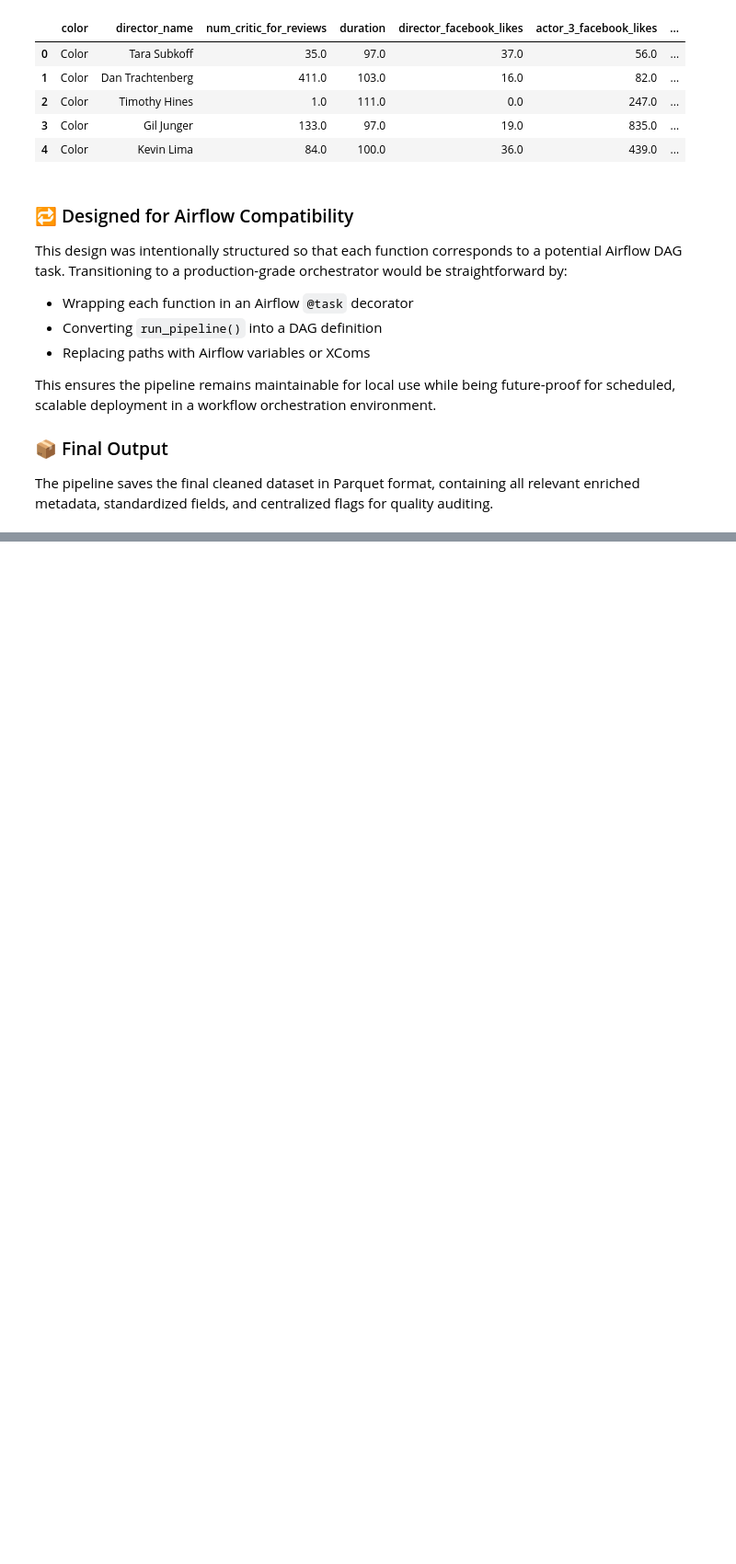
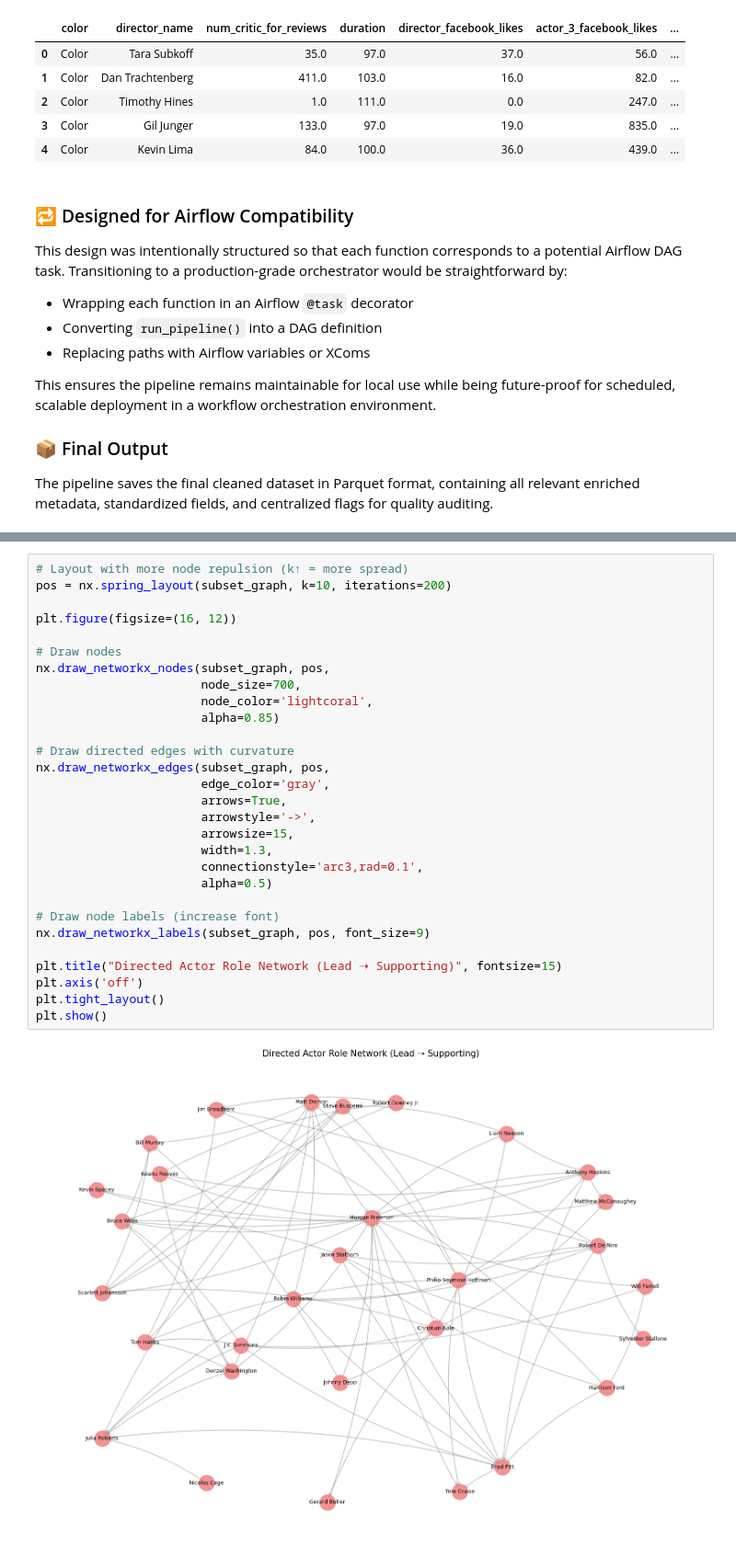
Before and after one commit to rogerioo/movie_challenge, a Jupyter notebook: challenge.ipynb, the cells around one changed output, grey strips where cells are left out. Shown at 92% size. Drawn from its saved outputs; the diff is of its cells as text; blank space fills up the shorter version.

```diff
--- a/challenge.ipynb
+++ b/challenge.ipynb
@@ -1318,0 +1521,31 @@ The pipeline saves the final cleaned dataset in Parquet format, containing all r
+# %%
+# Layout with more node repulsion (k↑ = more spread)
+pos = nx.spring_layout(subset_graph, k=10, iterations=200)
+
+plt.figure(figsize=(16, 12))
+
+# Draw nodes
+nx.draw_networkx_nodes(subset_graph, pos,
+                       node_size=700,
+                       node_color='lightcoral',
+                       alpha=0.85)
+
+# Draw directed edges with curvature
+nx.draw_networkx_edges(subset_graph, pos,
+                       edge_color='gray',
+                       arrows=True,
+                       arrowstyle='->',
+                       arrowsize=15,
+                       width=1.3,
+                       connectionstyle='arc3,rad=0.1',
+                       alpha=0.5)
+
+# Draw node labels (increase font)
+nx.draw_networkx_labels(subset_graph, pos, font_size=9)
+
+plt.title("Directed Actor Role Network (Lead ➝ Supporting)", fontsize=15)
+plt.axis('off')
+plt.tight_layout()
+plt.show()
+# %% [output]
+[figure, added]
```
Also changed, not shown: parts of 17 cells of this notebook, 3 other files.
